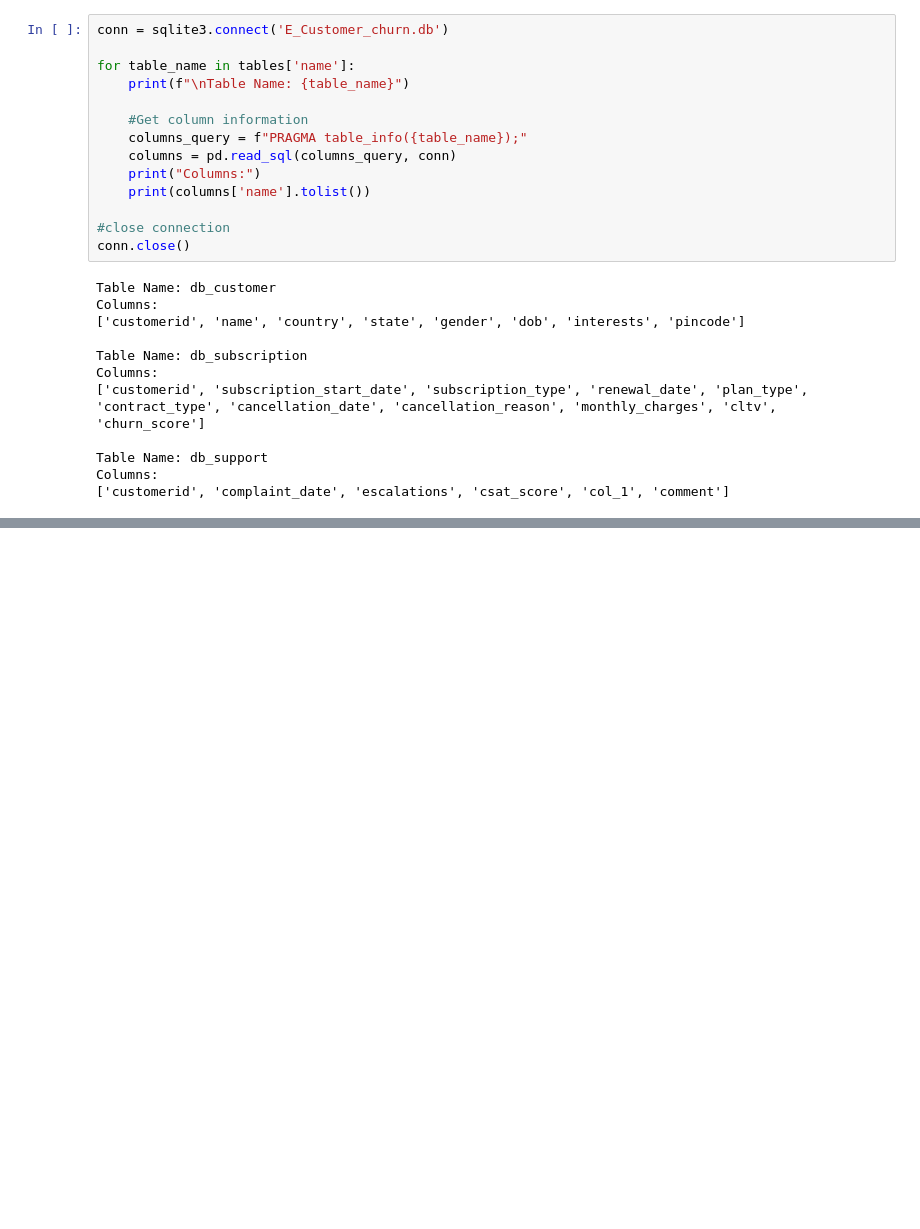
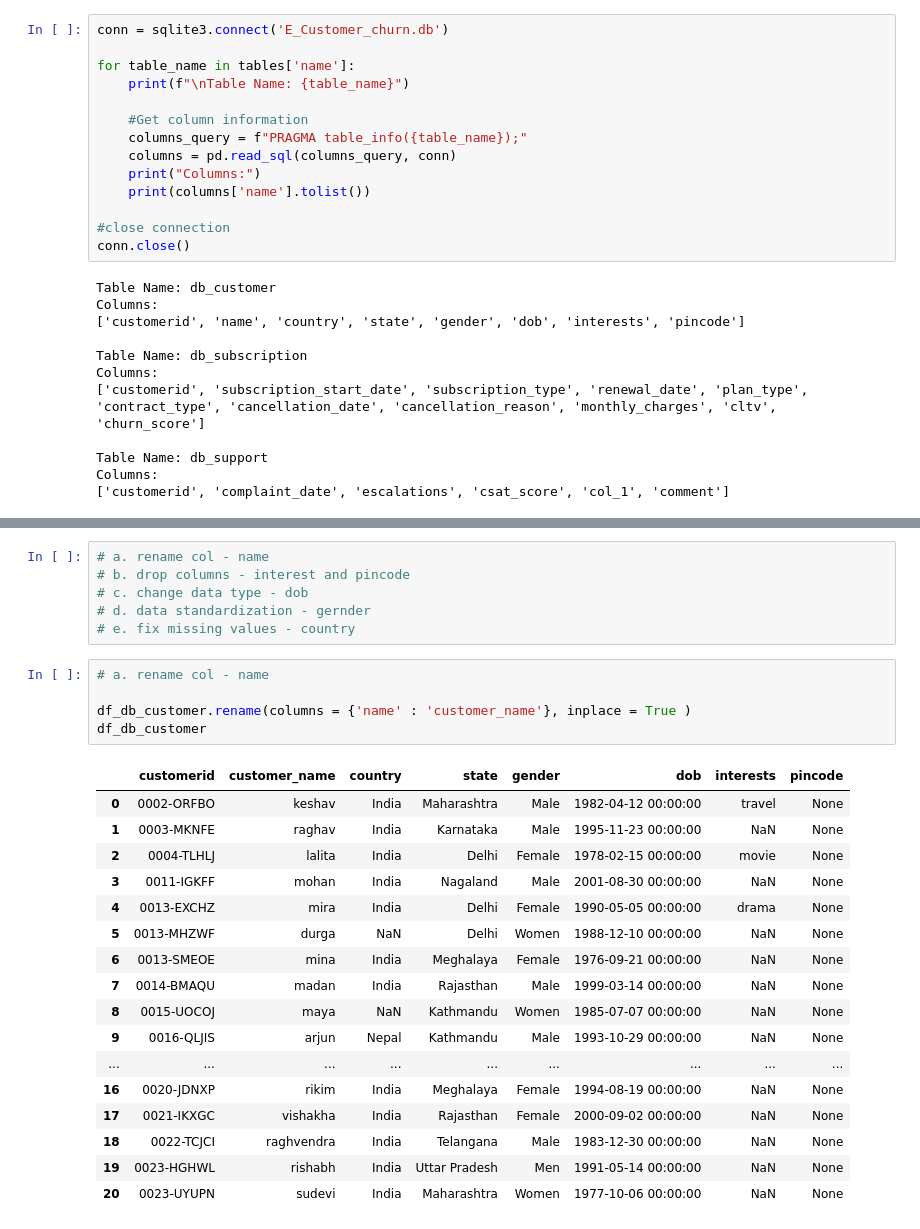
Before and after one commit to shiva3994/Practice, a Jupyter notebook: Daily Python/L_Churn_analysis.ipynb, the cells around one changed output, grey strips where cells are left out. Cells and saved outputs as stored; diff of their text form; blank space fills up the shorter version.

```diff
--- a/Daily Python/L_Churn_analysis.ipynb
+++ b/Daily Python/L_Churn_analysis.ipynb
@@ -63,0 +146,29 @@ Columns:
+# %%
+# a. rename col - name
+# b. drop columns - interest and pincode
+# c. change data type - dob
+# d. data standardization - gernder
+# e. fix missing values - country
+# %%
+# a. rename col - name
+
+df_db_customer.rename(columns = {'name' : 'customer_name'}, inplace = True )
+df_db_customer
+# %% [output]
+|  | customerid | customer_name | country | state | gender | dob | interests | pincode |
+| 0 | 0002-ORFBO | keshav | India | Maharashtra | Male | 1982-04-12 00:00:00 | travel | None |
+| 1 | 0003-MKNFE | raghav | India | Karnataka | Male | 1995-11-23 00:00:00 | NaN | None |
+| 2 | 0004-TLHLJ | lalita | India | Delhi | Female | 1978-02-15 00:00:00 | movie | None |
+| 3 | 0011-IGKFF | mohan | India | Nagaland | Male | 2001-08-30 00:00:00 | NaN | None |
+| 4 | 0013-EXCHZ | mira | India | Delhi | Female | 1990-05-05 00:00:00 | drama | None |
+| 5 | 0013-MHZWF | durga | NaN | Delhi | Women | 1988-12-10 00:00:00 | NaN | None |
+| 6 | 0013-SMEOE | mina | India | Meghalaya | Female | 1976-09-21 00:00:00 | NaN | None |
+| 7 | 0014-BMAQU | madan | India | Rajasthan | Male | 1999-03-14 00:00:00 | NaN | None |
+| 8 | 0015-UOCOJ | maya | NaN | Kathmandu | Women | 1985-07-07 00:00:00 | NaN | None |
+| 9 | 0016-QLJIS | arjun | Nepal | Kathmandu | Male | 1993-10-29 00:00:00 | NaN | None |
+| ... | ... | ... | ... | ... | ... | ... | ... | ... |
+| 16 | 0020-JDNXP | rikim | India | Meghalaya | Female | 1994-08-19 00:00:00 | NaN | None |
+| 17 | 0021-IKXGC | vishakha | India | Rajasthan | Female | 2000-09-02 00:00:00 | NaN | None |
+| 18 | 0022-TCJCI | raghvendra | India | Telangana | Male | 1983-12-30 00:00:00 | NaN | None |
+| 19 | 0023-HGHWL | rishabh | India | Uttar Pradesh | Men | 1991-05-14 00:00:00 | NaN | None |
+| 20 | 0023-UYUPN | sudevi | India | Maharashtra | Women | 1977-10-06 00:00:00 | NaN | None |
```
Also changed, not shown: parts of 21 cells of this notebook.
